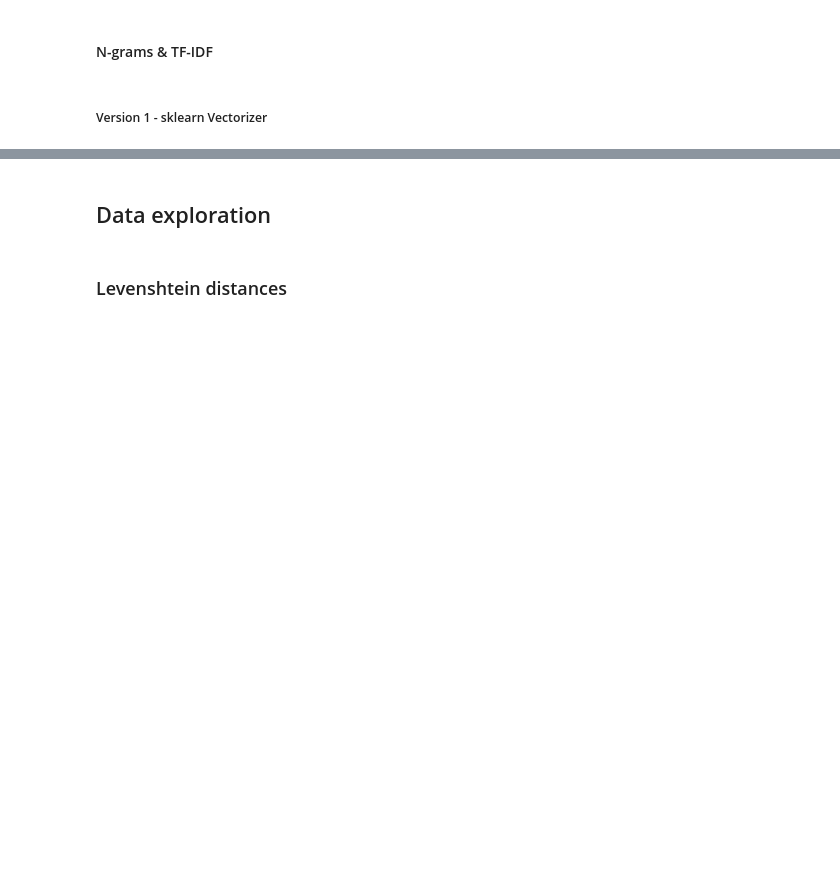
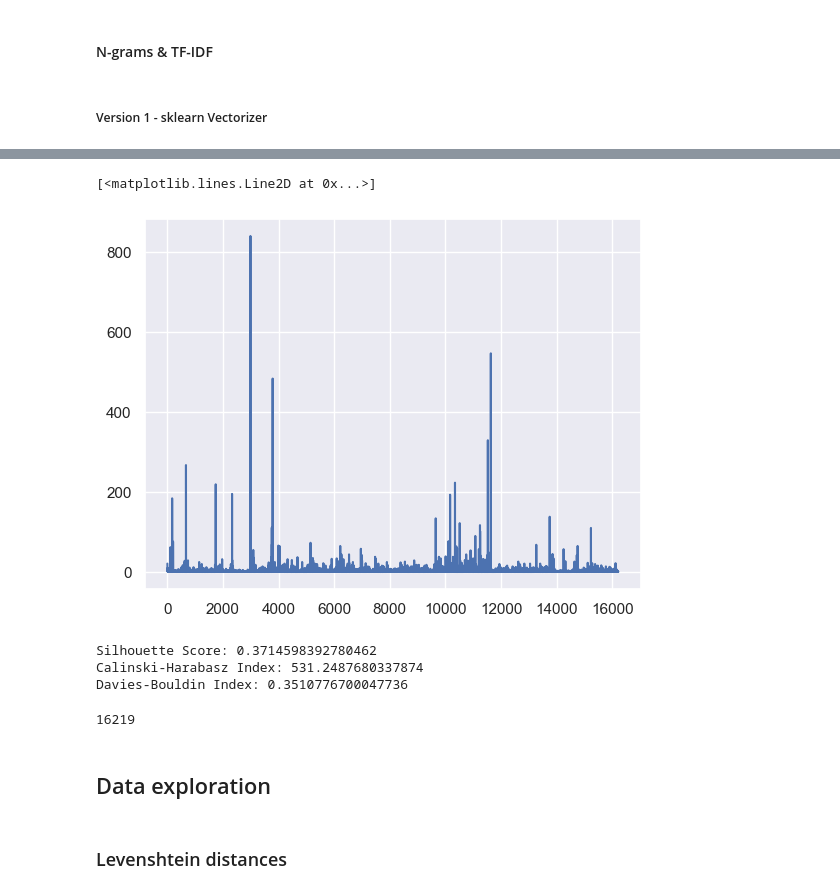
Before and after one commit to Kairixir/URL-domain-name-clustering, a Jupyter notebook: bachelor_thesis.ipynb, the cells around one changed output, grey strips where cells are left out. Drawn from its saved outputs; the diff is of its cells as text; code cells hidden in the pictures; blank space fills up the shorter version.

```diff
--- a/bachelor_thesis.ipynb
+++ b/bachelor_thesis.ipynb
@@ -426,0 +483,9 @@ transformed_documents = incremental_vectorizer.transform(documents)
+# %%
+X = sp.hstack((urls_df_relevant_sparse, X_domain_lsa, X_subdomain_lsa), format="csr")
+# %%
+sample_size = 40000
+data_size = X.shape[0]
+
+indices = random.sample(range(data_size), sample_size)
+
+X_subset = X[indices]
@@ -426,0 +498,14 @@ transformed_documents = incremental_vectorizer.transform(documents)
+# %%
+# Create a BIRCH clustering instance
+birch_clustering = Birch(n_clusters=None)
+
+# Fit the BIRCH clustering model on the TF-IDF data
+birch_clustering.fit(X_subset)
+
+# Get the cluster labels for each data point
+labels = birch_clustering.labels_
+# %%
+plt.plot(np.bincount(labels))
+# %% [output]
+[<matplotlib.lines.Line2D at 0x...>]
+[figure, added]
@@ -427,3 +522,26 @@ transformed_documents = incremental_vectorizer.transform(documents)
+# %%
+# Calculate Silhouette Score
+sil_score = silhouette_score(X_sample_sparse, labels_sample)
+
+# Calculate Calinski-Harabasz Index
+X_sample_dense = X_sample_sparse.toarray()
+ch_index = calinski_harabasz_score(X_sample_dense, labels_sample)
+
+# Calculate Davies-Bouldin Index
+db_index = davies_bouldin_score(X_sample_dense, labels_sample)
+
+# Print the scores
+print("Silhouette Score:", sil_score)
+print("Calinski-Harabasz Index:", ch_index)
+print("Davies-Bouldin Index:", db_index)
+# %% [output]
+Silhouette Score: 0.3714598392780462
+Calinski-Harabasz Index: 531.2487680337874
+Davies-Bouldin Index: 0.3510776700047736
+# %%
+len([node for node in birch_clustering.subcluster_centers_])
+# %% [output]
+16219
 # %% [markdown]
 ## Data exploration
 # %% [markdown]
```
Also changed, not shown: parts of 37 cells of this notebook, 1 other file.
